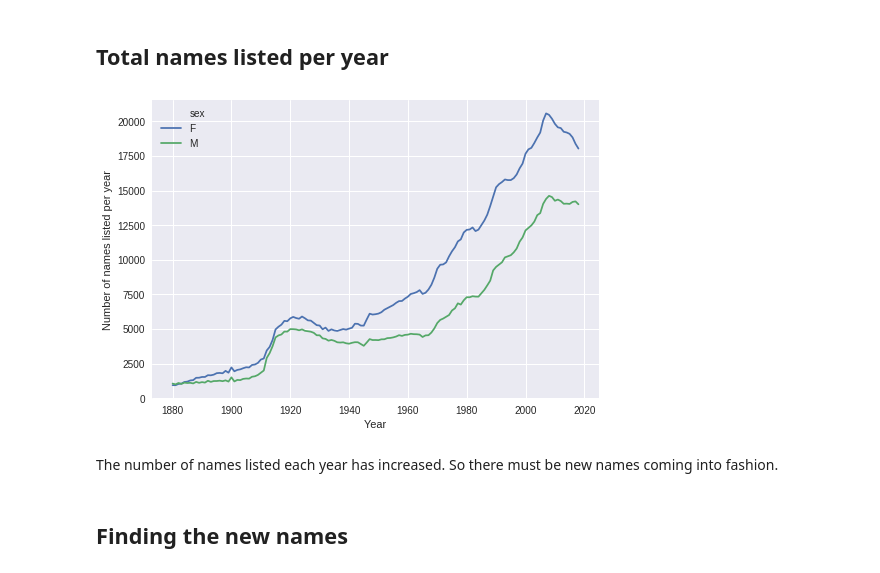
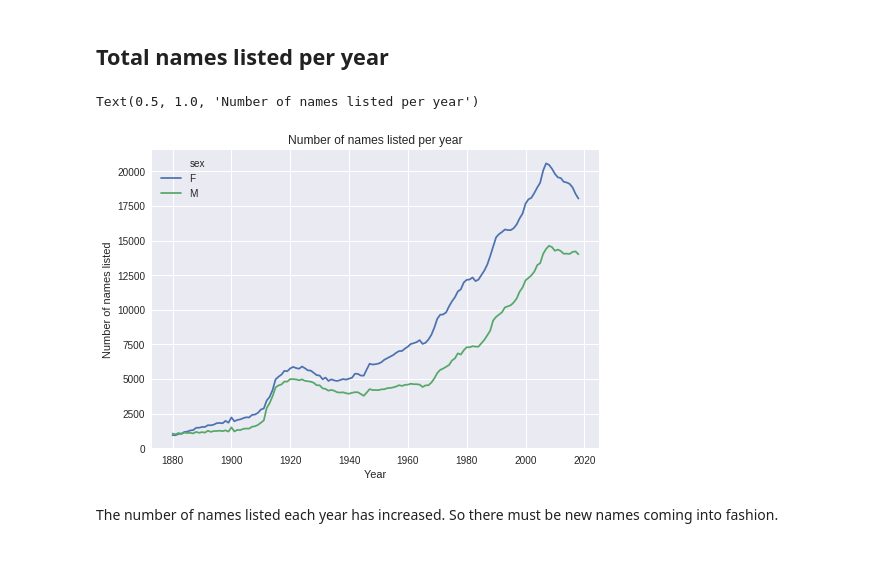
Before and after one commit to danj7/popular_baby_names, a Jupyter notebook: Baby Names - Names coming and going.ipynb, the cells around one changed output. Saved outputs shown, nothing was run; the diff lists cells and outputs as text; code cells hidden in the pictures.

```diff
--- a/Baby Names - Names coming and going.ipynb
+++ b/Baby Names - Names coming and going.ipynb
@@ -42,13 +48,13 @@ memory usage: 59.7+ MB
 ## Total names listed per year
 # %%
 nameslistedperyear = names.groupby(['year', 'sex'])[['name']].count().reset_index()
-ax2 = sns.lineplot(x='year', y='name', hue='sex', data=nameslistedperyear)
-ax2.xaxis.set_label_text('Year')
-ax2.yaxis.set_label_text('Number of names listed per year')
-plt.show()
+ax = sns.lineplot(x='year', y='name', hue='sex', data=nameslistedperyear)
+
+ax.xaxis.set_label_text('Year')
+ax.yaxis.set_label_text('Number of names listed')
+ax.set_title('Number of names listed per year')
 # %% [output]
+Text(0.5, 1.0, 'Number of names listed per year')
-[figure, old version]
+[figure, new version]
 # %% [markdown]
 The number of names listed each year has increased. So there must be new names coming into fashion.
-# %% [markdown]
-## Finding the new names
```
Also changed, not shown: parts of 30 cells of this notebook, 4 other files.
